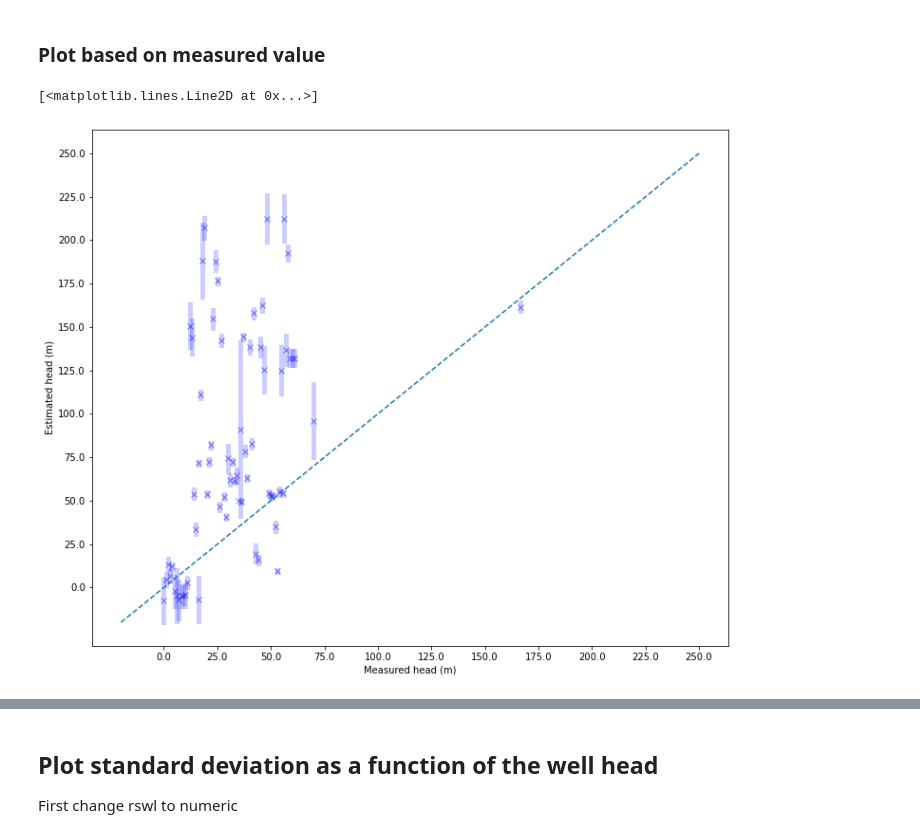
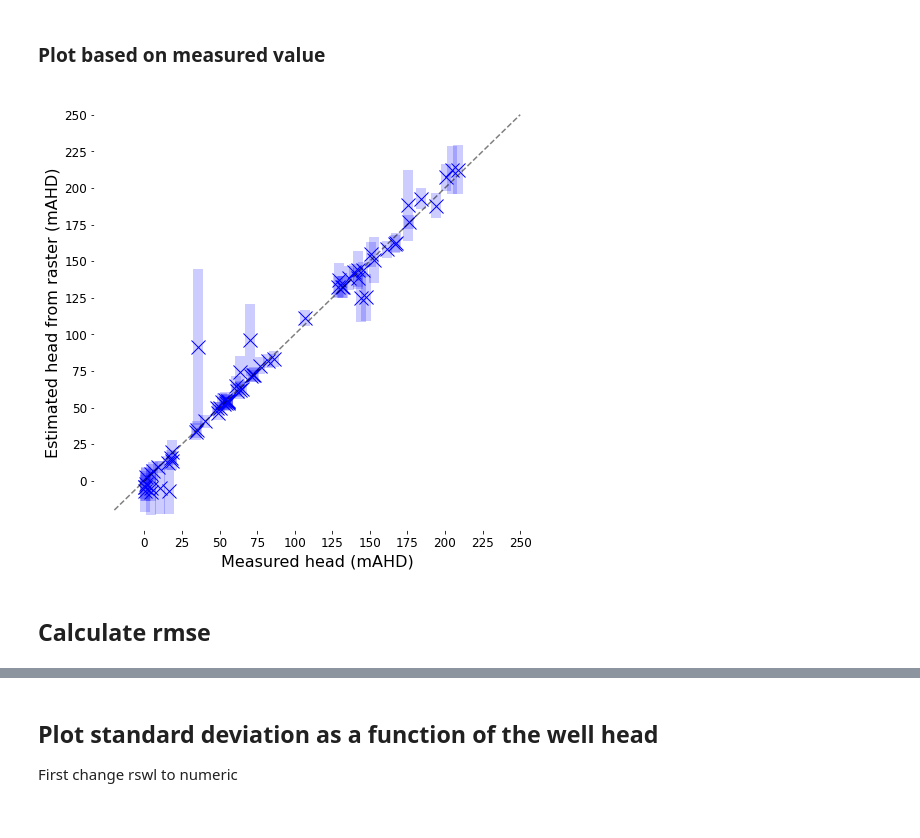
Before and after one commit to sarahkmarshall/willunga_wt, a Jupyter notebook: analysis_hand_drawn_maps_functions.ipynb, the cells around one changed output, grey strips where cells are left out. Saved outputs shown, nothing was run; the diff lists cells and outputs as text; code cells hidden in the pictures.

```diff
--- a/analysis_hand_drawn_maps_functions.ipynb
+++ b/analysis_hand_drawn_maps_functions.ipynb
@@ -50,6 +50,8 @@ from owslib.wcs import WebCoverageService
 
 
 %matplotlib inline
+# %%
+figuredirectory = r'C:\Users\mar886\WaterTableProject\Willunga\hand_output_rasters\figures'
 # %% [markdown]
 ## Define functions
 # %% [markdown]
@@ -512,8 +891,2 @@ for i in range(len(well_ixs)):
 # %% [markdown]
 ## Looking at variability in estimate at wells
-# %%
-for rstr_i in range(len(estimated_arrays)):
-
-    raster_head_vals = get_raster_head_per_well(well_ixs, estimated_arrays[rstr_i])
-
-    df_head_at_wells_from_rstr[rstr_names[rstr_i]] = raster_head_vals
@@ -519,0 +906,13 @@ for rstr_i in range(len(estimated_arrays)):
+# %%
+df_head_at_wells_from_rstr
+rstr_i = 0
+
+for rstr_i in range(len(estimated_arrays)):
+    plt.figure()
+    plt.imshow(wt_crops_ars[rstr_i], cmap=wt_cmap, vmin=-50, vmax=350) #
+    plt.colorbar()
+
+    for i in range(len(well_ixs)):
+        ix = well_ixs[i]
+        raster_head_val = estimated_arrays[rstr_i][ix[0], ix[1]]
+        plt.text(ix[1], ix[0], "%2.0f" %raster_head_val)
@@ -657,4 +1026,0 @@ Text(0, 0.5, 'Head (m)')
-# %%
-for i in range(len(rswl_val)):
-    print(rswl_val[i])
-    print(type(rswl_val[i]))
@@ -679,43 +1027,46 @@ nan
 # %% [markdown]
 ### Plot based on measured value
 # %%
-fig = plt.figure(figsize = (12,10))
+fig = plt.figure(figsize = (8,8))
 ax = plt.gca()
 
 for idx in df_head_at_wells_from_rstr.index:
 
     x = []
     y = []
     wellname = idx
 
     meas = df_head_at_wells_from_rstr.loc[wellname, "rswl"]
     #print("Measured head is: %s" %meas)
 
 
 
     for i in range(len(rstr_names)):
         x.append(meas)
         y.append(df_head_at_wells_from_rstr.loc[wellname, rstr_names[i]])
 
     std_upper = df_head_at_wells_from_rstr.loc[wellname, "mean_wells"] +  df_head_at_wells_from_rstr.loc[wellname, "std_wells"]
     std_lower = df_head_at_wells_from_rstr.loc[wellname, "mean_wells"] -  df_head_at_wells_from_rstr.loc[wellname, "std_wells"]
 
-    ax.plot(meas, df_head_at_wells_from_rstr.loc[wellname, "mean_wells"], "bx", alpha=0.5, label="Mean (m)")
-    ax.plot([meas, meas], [std_upper,std_lower], "b-", lw=5, alpha=0.2)
+    ax.plot(meas, df_head_at_wells_from_rstr.loc[wellname, "mean_wells"], "bx", label="Mean (m)", markersize=14)
+    ax.plot([meas, meas], [std_upper,std_lower], "b-", lw=10, alpha=0.2)
 
     # Plotting all the data
     #ax.plot(x,y, "kx")
 
     xval += 1
 
 #plt.legend()
-ticks = np.linspace(0, 250, 11)
-plt.yticks(ticks=ticks, labels=ticks)
-plt.xticks(ticks=ticks, labels=ticks)
-plt.xlabel("Measured head (m)")
-plt.ylabel("Estimated head (m)")
+ticks = np.linspace(0, 250, 11, dtype=int)
+plt.yticks(ticks=ticks, labels=ticks, fontsize=12)
+plt.xticks(ticks=ticks, labels=ticks, fontsize=12)
+plt.xlabel("Measured head (mAHD)", fontsize=16)
+plt.ylabel("Estimated head from raster (mAHD)", fontsize=16)
 
-plt.plot(np.linspace(-20,250,100), np.linspace(-20,250,100), '--')
+plt.plot(np.linspace(-20,250,100), np.linspace(-20,250,100), 'k--', alpha=0.5)
+
+plt.savefig(os.path.join(figuredirectory,"rmse_allwells"), dpi=300)
 # %% [output]
-[<matplotlib.lines.Line2D at 0x...>]
-[figure, old version]
+[figure, new version]
+# %% [markdown]
+## Calculate rmse
```
Also changed, not shown: parts of 61 cells of this notebook.
